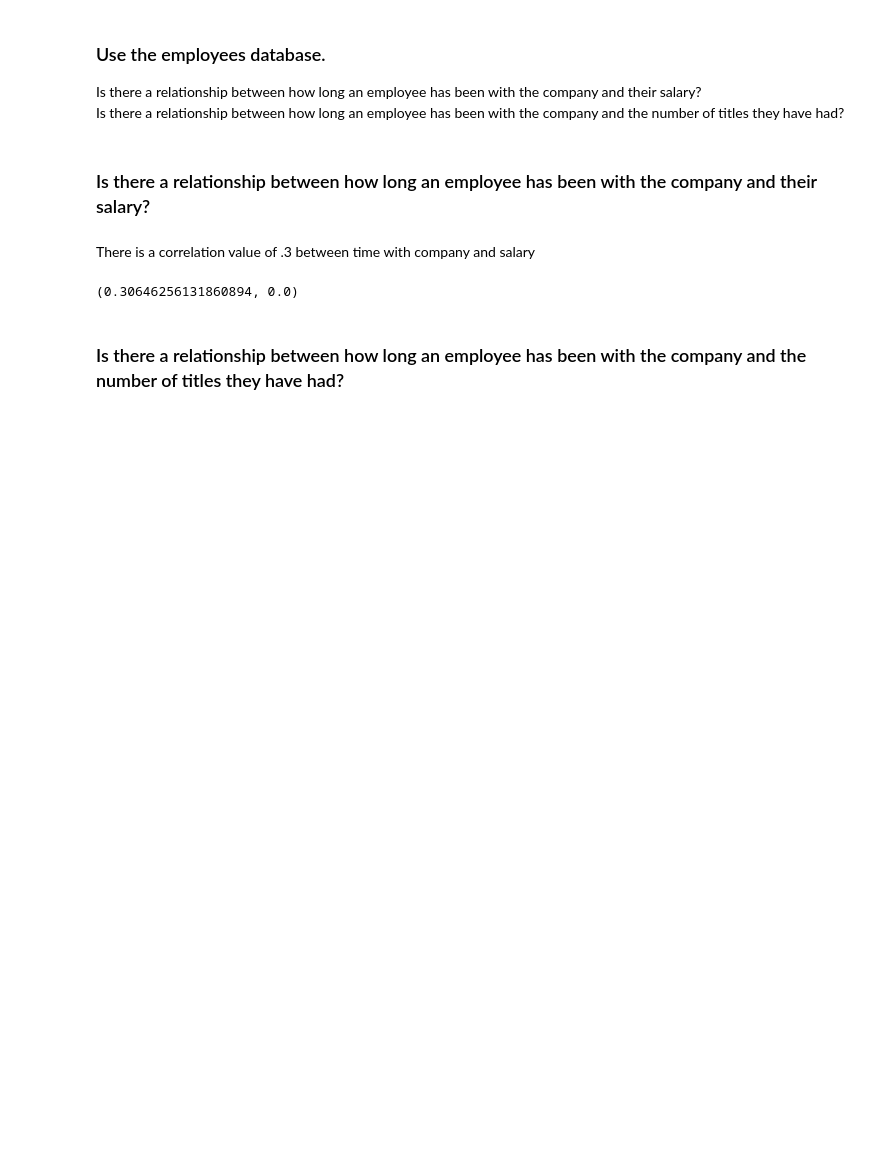
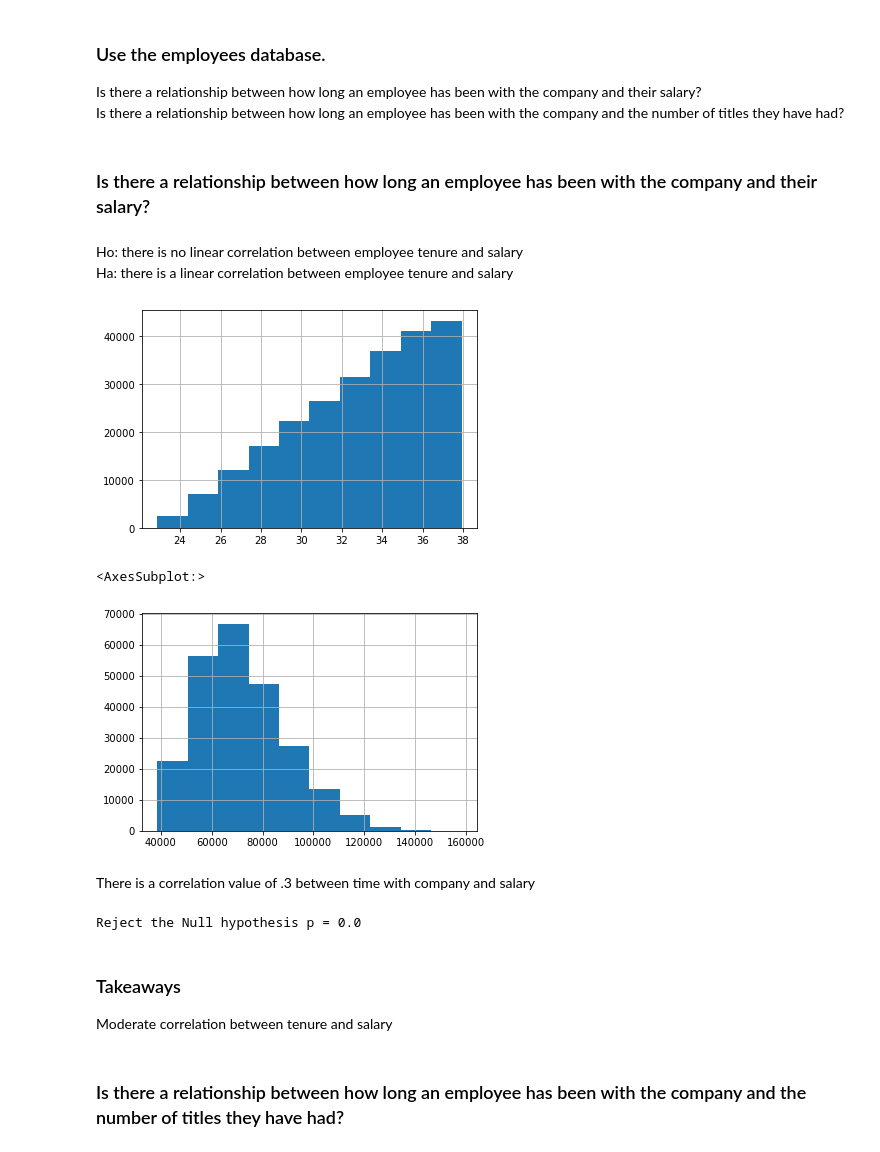
Before and after one commit to richie-p-meyer/statistics-exercises, a Jupyter notebook: hypothesis_testing.ipynb, the cells around one changed output. Drawn from its saved outputs; the diff is of its cells as text; code cells hidden in the pictures; blank space fills up the shorter version.

```diff
--- a/hypothesis_testing.ipynb
+++ b/hypothesis_testing.ipynb
@@ -294,15 +330,31 @@ date_before = datetime.date(2016, 1, 19)
 employees = employees[employees['to_date']>date_before]
 # %% [markdown]
 ### Is there a relationship between how long an employee has been with the company and their salary?
+# %% [markdown]
+Ho: there is no linear correlation between employee tenure and salary
+Ha: there is a linear correlation between employee tenure and salary
 # %%
 employees['time_with_company'] = datetime.date(2022,12,2)-employees['hire_date']
 # %%
 employees['time_with_company'] = employees['time_with_company'].astype('int')/10**9/3.154e+7
+# %%
+employees['time_with_company'].hist()
+plt.show()
+employees['salary'].hist()
+# %% [output]
+[figure, added]
+<AxesSubplot:>
+[figure, added]
 # %% [markdown]
 There is a correlation value of .3 between time with company and salary
-# %%
-stats.pearsonr(employees['time_with_company'],employees['salary'])
-# %% [output]
-(0.30646256131860894, 0.0)
+# %%
+r, p = stats.pearsonr(employees['time_with_company'],employees['salary'])
+if p<.05:
+    print(f'Reject the Null hypothesis p = {p}')
+# %% [output]
+Reject the Null hypothesis p = 0.0
+# %% [markdown]
+### Takeaways
+Moderate correlation between tenure and salary
 # %% [markdown]
 ### Is there a relationship between how long an employee has been with the company and the number of titles they have had?
```
Also changed, not shown: parts of 27 cells of this notebook, 1 other file.
